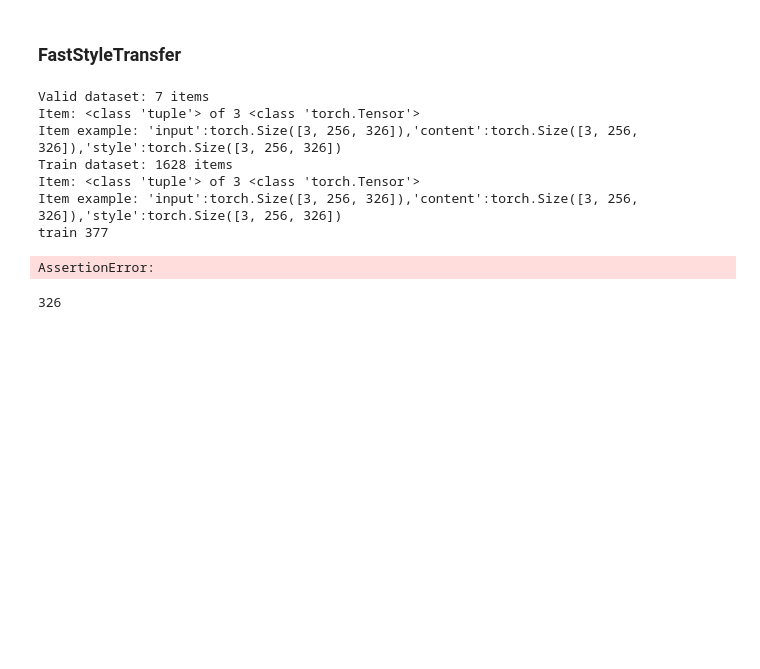
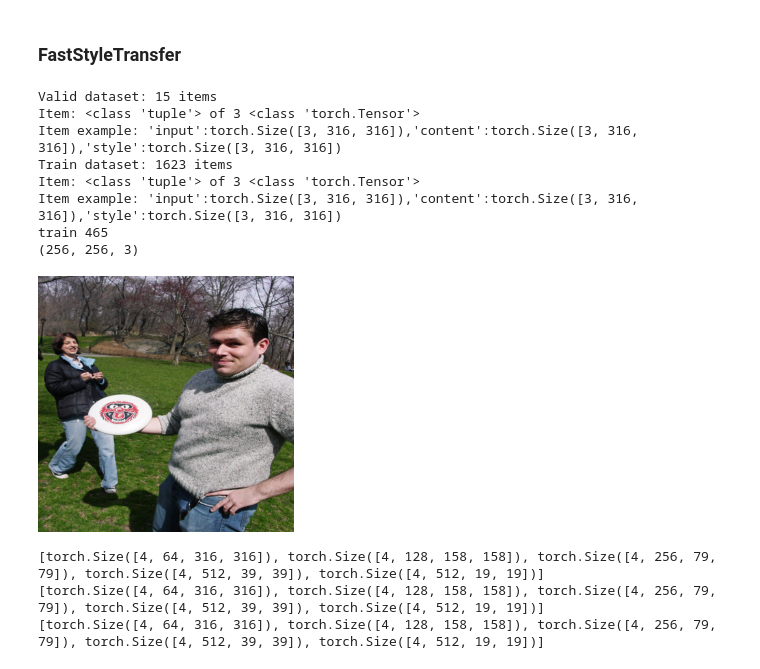
Before and after one commit to gabrielelanaro/ml-prototypes, a Jupyter notebook: prototypes/styletransfer/fast_neural_st/FastNeuralST.ipynb, the cells around one changed output. Cells and saved outputs as stored; diff of their text form; code cells hidden in the pictures; blank space fills up the shorter version.

```diff
--- a/prototypes/styletransfer/fast_neural_st/FastNeuralST.ipynb
+++ b/prototypes/styletransfer/fast_neural_st/FastNeuralST.ipynb
@@ -64,14 +52,15 @@ style_img = PIL.Image.open(df.sample().style_.iloc[0]); (style_img.size + (3,))
 ### FastStyleTransfer
 # %%
 bs = 4
-sample = 0.1
+sample = 0.2
 size = 256
+padding = 30
 
 rgb = MakeRGB()
 resized = ResizeFixed(size)
 tobyte = ToByteTensor()
 tofloat = ToFloatTensor()
-norm = Normalize(imagenet_stats)
+norm = Normalize(imagenet_stats, padding)
 aug = PilRandomDihedral()
 
 tmfs = [rgb, resized, tobyte, tofloat, norm]
@@ -84,30 +73,31 @@ dataloaders = {'train': DataLoader(train_ds, batch_size=bs, shuffle=True),
 # %%
 print(valid_ds)
 print(train_ds)
 
 datasets = {'train': train_ds, 'valid': valid_ds}
 d = random.choice(['train', 'valid'])
 i = random.choice(range(len(datasets[d])))
 print(d, i)
 
-test_data(dataloaders, datasets, bs, size)
-test_deprocess(datasets[d][i])
+test_data(dataloaders, datasets, bs, size, padding)
+test_deprocess(datasets[d][i], size, padding)
 # %% [output]
-Valid dataset: 7 items
+Valid dataset: 15 items
 Item: <class 'tuple'> of 3 <class 'torch.Tensor'>
-Item example: 'input':torch.Size([3, 256, 326]),'content':torch.Size([3, 256, 326]),'style':torch.Size([3, 256, 326])
-Train dataset: 1628 items
+Item example: 'input':torch.Size([3, 316, 316]),'content':torch.Size([3, 316, 316]),'style':torch.Size([3, 316, 316])
+Train dataset: 1623 items
 Item: <class 'tuple'> of 3 <class 'torch.Tensor'>
-Item example: 'input':torch.Size([3, 256, 326]),'content':torch.Size([3, 256, 326]),'style':torch.Size([3, 256, 326])
-train 377
+Item example: 'input':torch.Size([3, 316, 316]),'content':torch.Size([3, 316, 316]),'style':torch.Size([3, 316, 316])
+train 465
+(256, 256, 3)
-AssertionError:
+[figure, added]
-# %%
-256+35*2
-# %% [output]
-326
 # %%
 test_hooks(TransformerNet(), dataloaders, bs)
 test_losses(TransformerNet(), dataloaders)
+# %% [output]
+[torch.Size([4, 64, 316, 316]), torch.Size([4, 128, 158, 158]), torch.Size([4, 256, 79, 79]), torch.Size([4, 512, 39, 39]), torch.Size([4, 512, 19, 19])]
+[torch.Size([4, 64, 316, 316]), torch.Size([4, 128, 158, 158]), torch.Size([4, 256, 79, 79]), torch.Size([4, 512, 39, 39]), torch.Size([4, 512, 19, 19])]
+[torch.Size([4, 64, 316, 316]), torch.Size([4, 128, 158, 158]), torch.Size([4, 256, 79, 79]), torch.Size([4, 512, 39, 39]), torch.Size([4, 512, 19, 19])]
 # %%
 fst = FastStyleTransfer(dataloaders, *get_model_opt(TransformerNet()), tv_weight=1, content_weight=1e3, style_weight=1e10)
 # %%
```
Also changed, not shown: parts of 8 cells of this notebook, 1 other file.
